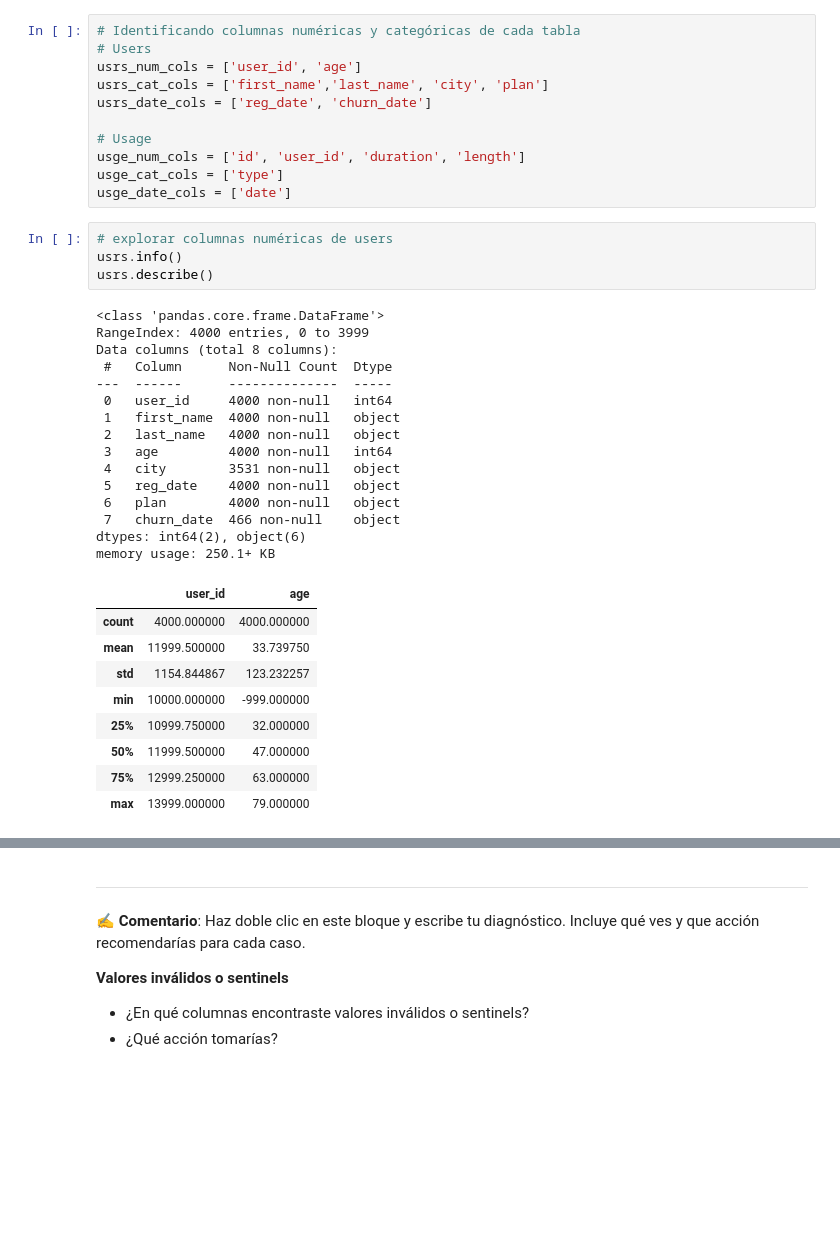
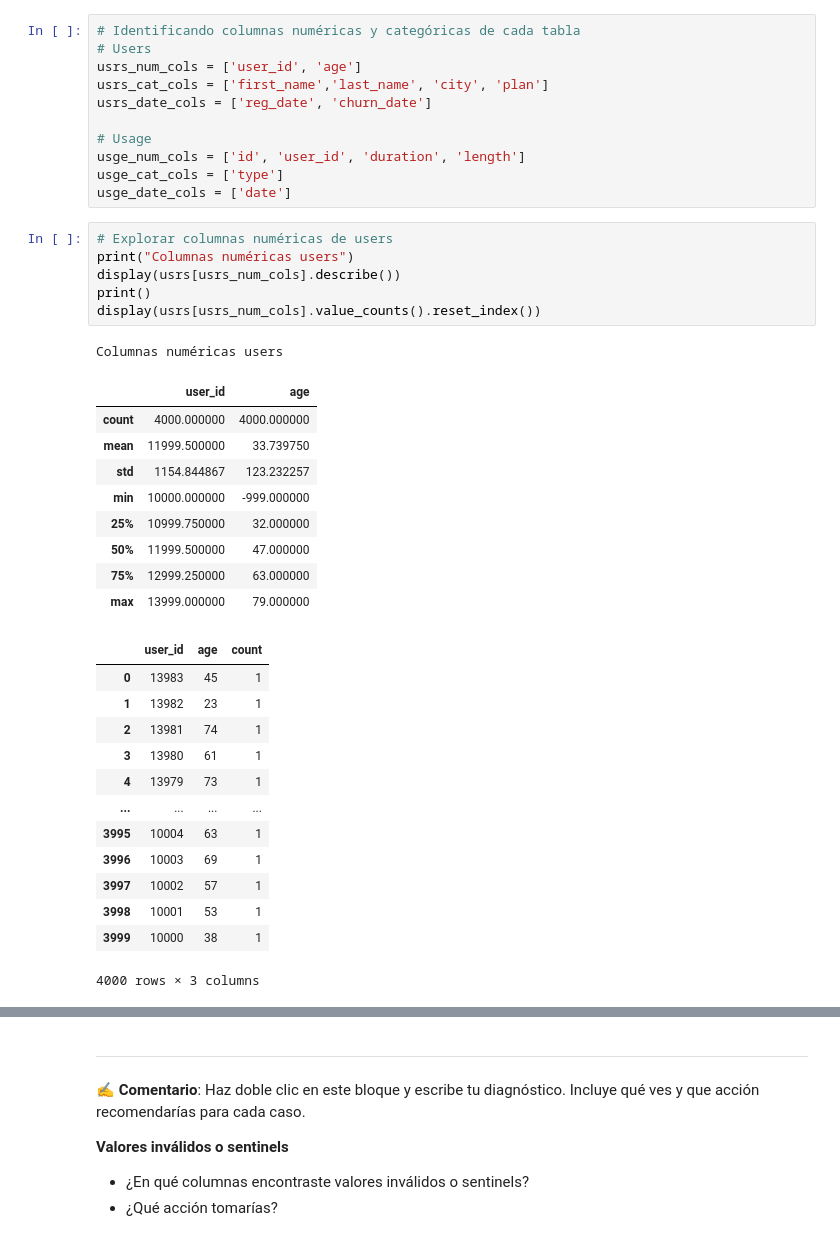
Before and after one commit to FithoGerardo/Analysis-of-a-telecommunications-company, a Jupyter notebook: Fitho_S7 Version-Estudiante-Project-ConnectaTel.ipynb, the cells around one changed output, grey strips where cells are left out. Cells and saved outputs as stored; diff of their text form; blank space fills up the shorter version.

```diff
--- a/Fitho_S7 Version-Estudiante-Project-ConnectaTel.ipynb
+++ b/Fitho_S7 Version-Estudiante-Project-ConnectaTel.ipynb
@@ -336,31 +345,32 @@ usge_num_cols = ['id', 'user_id', 'duration', 'length']
 usge_cat_cols = ['type']
 usge_date_cols = ['date']
 # %%
-# explorar columnas numéricas de users
-usrs.info()
-usrs.describe()
+# Explorar columnas numéricas de users
+print("Columnas numéricas users")
+display(usrs[usrs_num_cols].describe())
+print()
+display(usrs[usrs_num_cols].value_counts().reset_index())
 # %% [output]
-<class 'pandas.core.frame.DataFrame'>
-RangeIndex: 4000 entries, 0 to 3999
-Data columns (total 8 columns):
- #   Column      Non-Null Count  Dtype
----  ------      --------------  -----
- 0   user_id     4000 non-null   int64
- 1   first_name  4000 non-null   object
- 2   last_name   4000 non-null   object
- 3   age         4000 non-null   int64
- 4   city        3531 non-null   object
- 5   reg_date    4000 non-null   object
- 6   plan        4000 non-null   object
- 7   churn_date  466 non-null    object
-dtypes: int64(2), object(6)
-memory usage: 250.1+ KB
+Columnas numéricas users
 |  | user_id | age |
 | count | 4000.000000 | 4000.000000 |
 | mean | 11999.500000 | 33.739750 |
 | std | 1154.844867 | 123.232257 |
 | min | 10000.000000 | -999.000000 |
 | 25% | 10999.750000 | 32.000000 |
 | 50% | 11999.500000 | 47.000000 |
 | 75% | 12999.250000 | 63.000000 |
 | max | 13999.000000 | 79.000000 |
+|  | user_id | age | count |
+| 0 | 13983 | 45 | 1 |
+| 1 | 13982 | 23 | 1 |
+| 2 | 13981 | 74 | 1 |
+| 3 | 13980 | 61 | 1 |
+| 4 | 13979 | 73 | 1 |
+| ... | ... | ... | ... |
+| 3995 | 10004 | 63 | 1 |
+| 3996 | 10003 | 69 | 1 |
+| 3997 | 10002 | 57 | 1 |
+| 3998 | 10001 | 53 | 1 |
+| 3999 | 10000 | 38 | 1 |
+4000 rows × 3 columns
```
Also changed, not shown: parts of 15 cells of this notebook.
